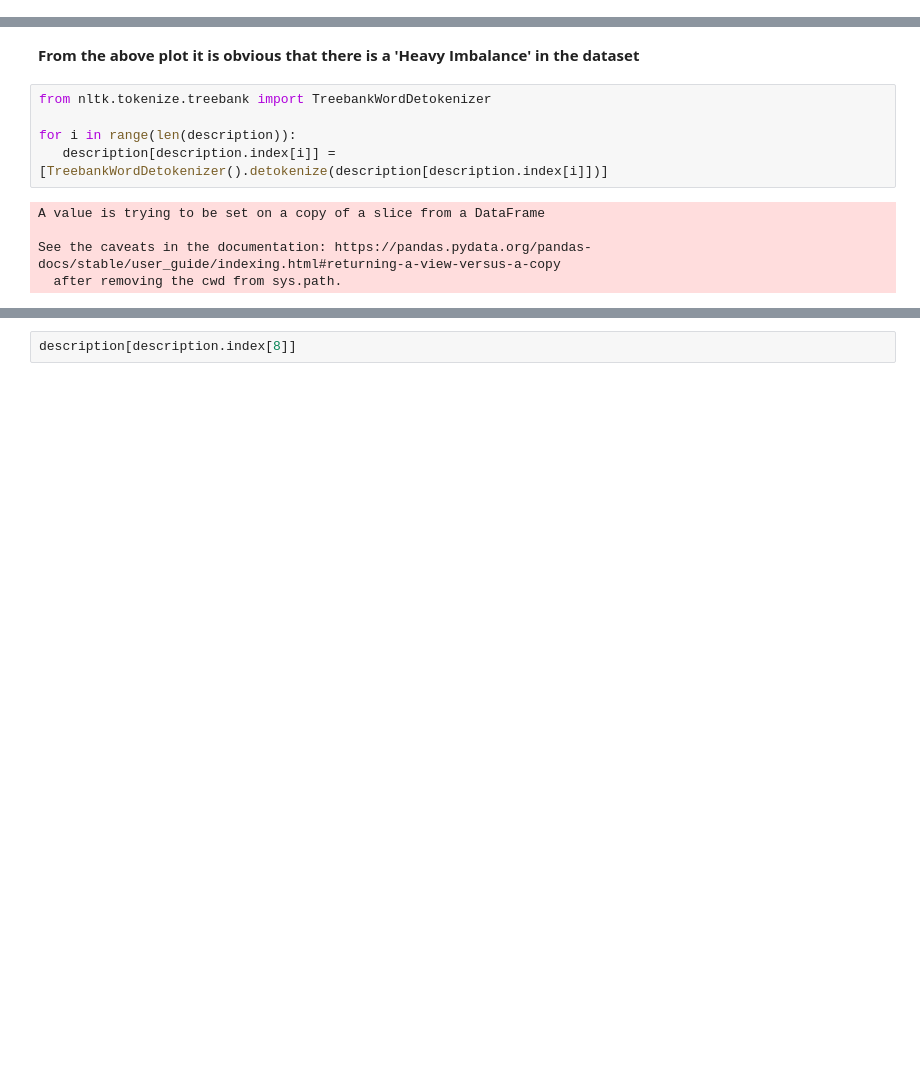
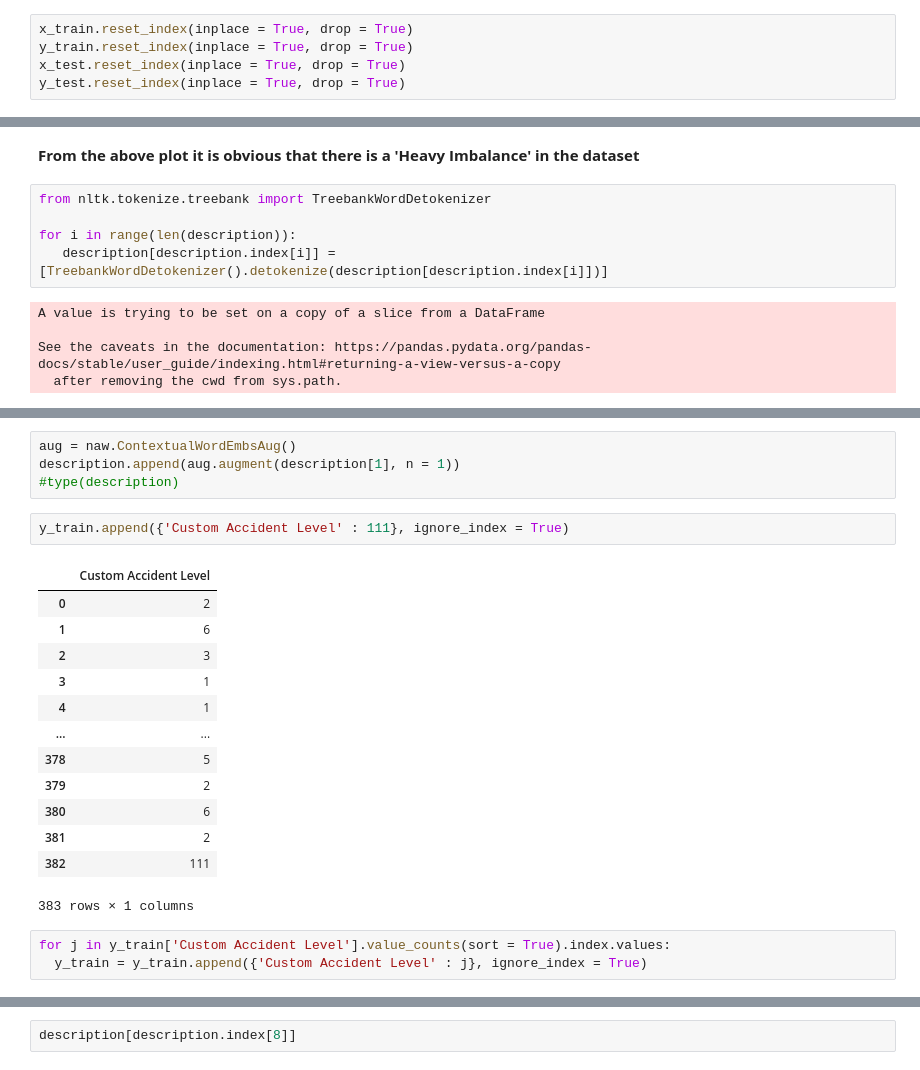
Before and after one commit to siiddd/Risk-Analysis-Chatbot, a Jupyter notebook: Chatbot.ipynb, the cells around one changed output, grey strips where cells are left out. Drawn from its saved outputs; the diff is of its cells as text; blank space fills up the shorter version.

```diff
--- a/Chatbot.ipynb
+++ b/Chatbot.ipynb
@@ -243,6 +243,11 @@ x_train, x_test, y_train, y_test = tts(dataset_x, pd.DataFrame(dataset_y), train
 print(x_train.shape, y_train.shape)
 # %% [output]
 (382, 7) (382, 1)
+# %%
+x_train.reset_index(inplace = True, drop = True)
+y_train.reset_index(inplace = True, drop = True)
+x_test.reset_index(inplace = True, drop = True)
+y_test.reset_index(inplace = True, drop = True)
 # %% [markdown]
 **Pre-process the 'Description' feature from the 'Train' dataset**
 # %%
@@ -370,0 +397,23 @@ See the caveats in the documentation: https://pandas.pydata.org/pandas-docs/stab
+# %%
+aug = naw.ContextualWordEmbsAug()
+description.append(aug.augment(description[1], n = 1))
+#type(description)
+# %%
+y_train.append({'Custom Accident Level' : 111}, ignore_index = True)
+# %% [output]
+|  | Custom Accident Level |
+| 0 | 2 |
+| 1 | 6 |
+| 2 | 3 |
+| 3 | 1 |
+| 4 | 1 |
+| ... | ... |
+| 378 | 5 |
+| 379 | 2 |
+| 380 | 6 |
+| 381 | 2 |
+| 382 | 111 |
+383 rows × 1 columns
+# %%
+for j in y_train['Custom Accident Level'].value_counts(sort = True).index.values:
+  y_train = y_train.append({'Custom Accident Level' : j}, ignore_index = True)
```
Also changed, not shown: parts of 10 cells of this notebook.
